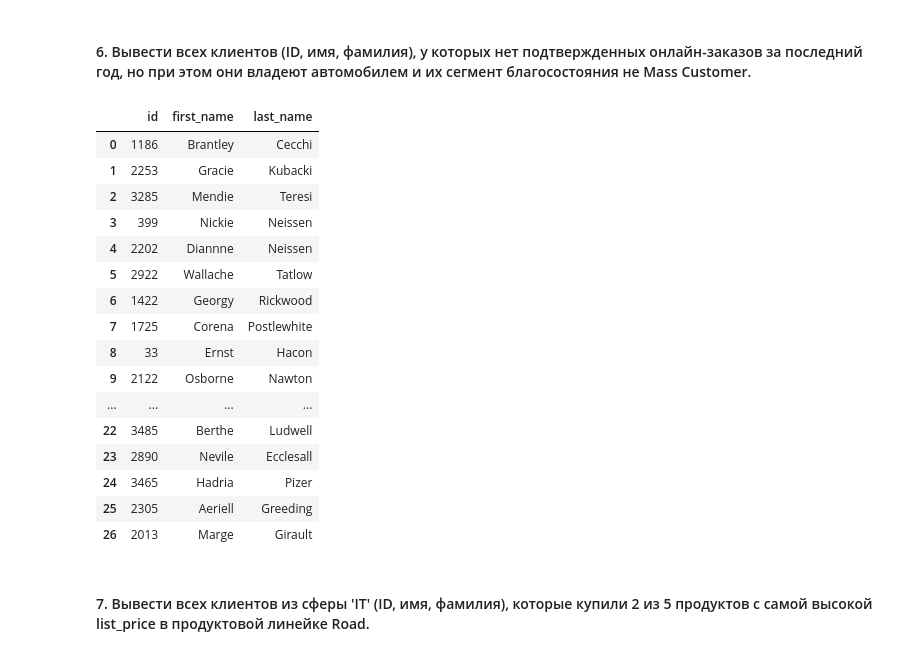
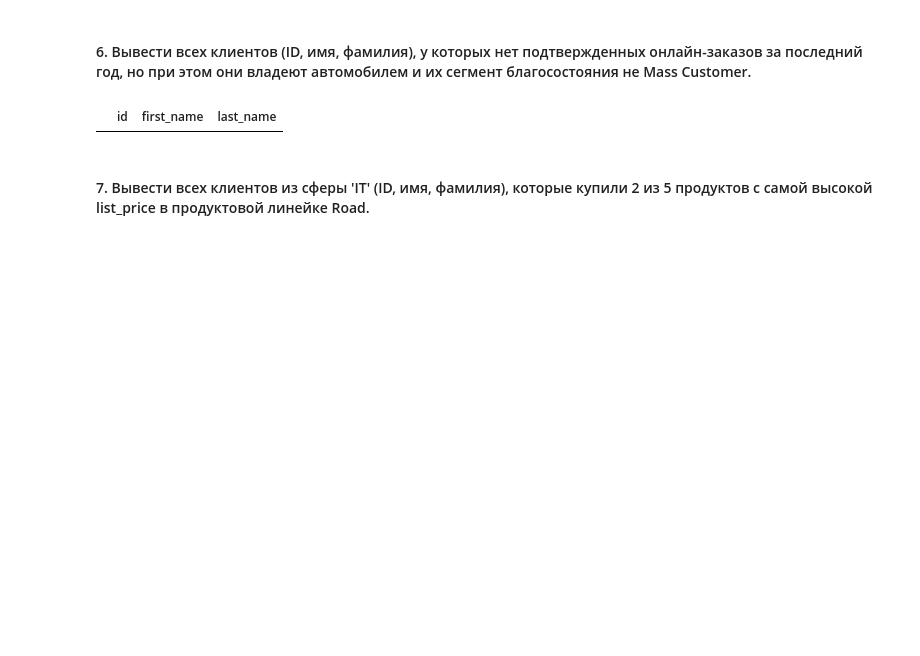
Before and after one commit to EgrSlv/PostgreSQLearn_MIPT, a Jupyter notebook: HomeWork_2/SolovevEgor_HW_02_ds_2025.ipynb, the cells around one changed output. Cells and saved outputs as stored; diff of their text form; code cells hidden in the pictures; blank space fills up the shorter version.

```diff
--- a/HomeWork_2/SolovevEgor_HW_02_ds_2025.ipynb
+++ b/HomeWork_2/SolovevEgor_HW_02_ds_2025.ipynb
@@ -263,7 +287,8 @@ del product
 
 def execute_query(query):
     conn.commit()
-    return pd.read_sql_query(query, con=conn)
+    result = pd.read_sql_query(query, con=conn, params=None)
+    return result
 # %% [markdown]
 #### 1. Вывести все уникальные бренды, у которых есть хотя бы один продукт со стандартной стоимостью выше 1500 долларов, и суммарными продажами не менее 1000 единиц.
 # %%
@@ -439,48 +472,32 @@ execute_query(query5)
 # %% [markdown]
 #### 6. Вывести всех клиентов (ID, имя, фамилия), у которых нет подтвержденных онлайн-заказов за последний год, но при этом они владеют автомобилем и их сегмент благосостояния не Mass Customer.
 # %%
-query6 = """
-
-    WITH target_customers AS (
-        SELECT customer_id, first_name, last_name
-        FROM customer
-        WHERE owns_car = 'Yes' AND wealth_segment != 'Mass Customer'
+execute_query(  # Query 6
+"""
+    with target_customer as (
+        select customer_id, first_name, last_name
+        from customer
+        where owns_car = 'Yes'
+            and wealth_segment != 'Mass Customer'
     )
-    ,online_orders AS (
-        SELECT *
-        FROM orders
-        WHERE online_order = True
-        -- как определить период "за последний год", если у нас всего один 2017й год?
-        -- если выводить за последний год, то получится пустой список
+    ,online_orders_ly as (
+        select customer_id, order_status
+        from orders
+        where online_order = true
+            and order_date >= CURRENT_DATE - interval '1 year'
     )
-
-    SELECT tc.customer_id ID, tc.first_name, tc.last_name
-    FROM target_customers tc
-    INNER JOIN online_orders oo ON oo.customer_id = tc.customer_id
-    WHERE oo.order_status != 'Approved' OR oo.order_status IS NULL
+    select tc.customer_id ID
+        ,tc.first_name
+        ,tc.last_name
+    from target_customer tc
+    inner join online_orders_ly as oly on oly.customer_id = tc.customer_id
+    where oly.order_status != 'Approved'
+        or oly.order_status is null
     ;
-
 """
-
-execute_query(query6)
+)
 # %% [output]
 |  | id | first_name | last_name |
-| 0 | 1186 | Brantley | Cecchi |
-| 1 | 2253 | Gracie | Kubacki |
-| 2 | 3285 | Mendie | Teresi |
-| 3 | 399 | Nickie | Neissen |
-| 4 | 2202 | Diannne | Neissen |
-| 5 | 2922 | Wallache | Tatlow |
-| 6 | 1422 | Georgy | Rickwood |
-| 7 | 1725 | Corena | Postlewhite |
-| 8 | 33 | Ernst | Hacon |
-| 9 | 2122 | Osborne | Nawton |
-| ... | ... | ... | ... |
-| 22 | 3485 | Berthe | Ludwell |
-| 23 | 2890 | Nevile | Ecclesall |
-| 24 | 3465 | Hadria | Pizer |
-| 25 | 2305 | Aeriell | Greeding |
-| 26 | 2013 | Marge | Girault |
 # %% [markdown]
 #### 7. Вывести всех клиентов из сферы 'IT' (ID, имя, фамилия), которые купили 2 из 5 продуктов с самой высокой list_price в продуктовой линейке Road.
 # %%
```
Also changed, not shown: parts of 12 cells of this notebook, 2 other files.
